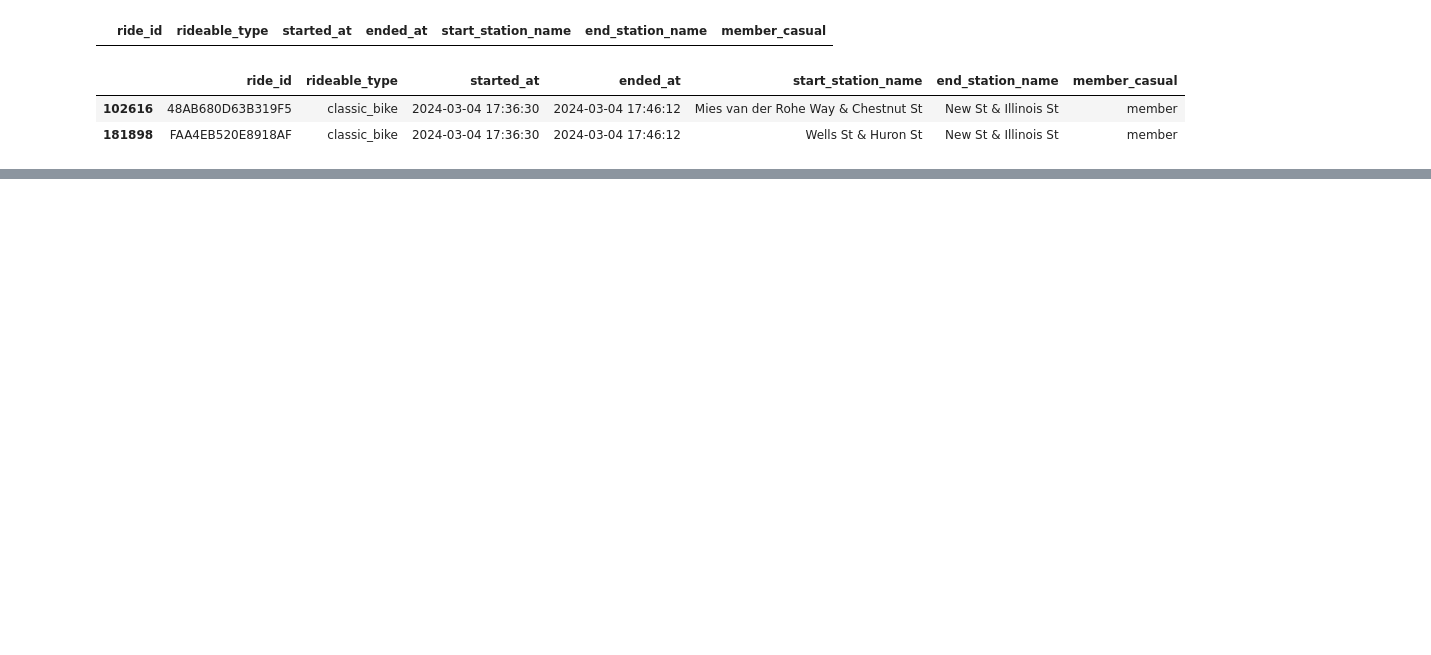
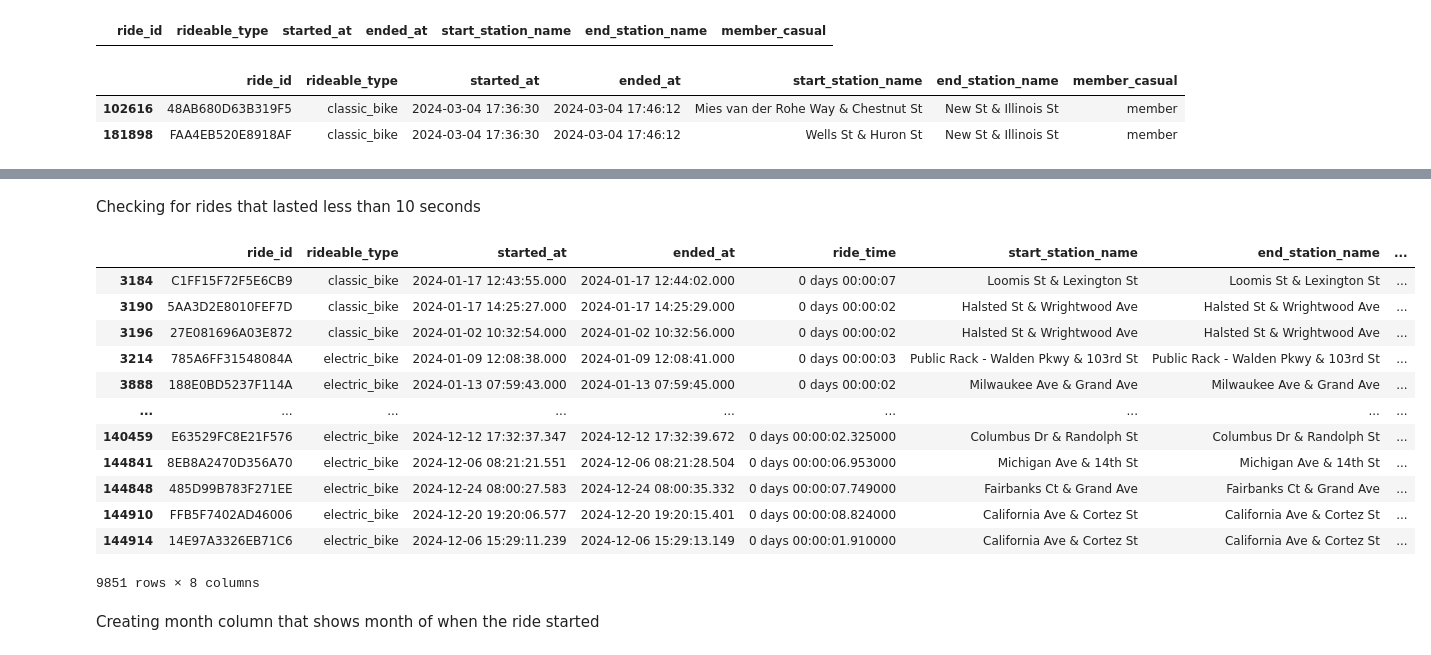
Before and after one commit to yakubszatkowski/Google-Data-Analytics-Project, a Jupyter notebook: main.ipynb, the cells around one changed output, grey strips where cells are left out. Cells and saved outputs as stored; diff of their text form; code cells hidden in the pictures; blank space fills up the shorter version.

```diff
--- a/main.ipynb
+++ b/main.ipynb
@@ -236,0 +260,18 @@ clean_df.loc[clean_df.duplicated(subset=['started_at', 'ended_at', 'end_station_
+# %% [markdown]
+Checking for rides that lasted less than 10 seconds
+# %%
+clean_df[clean_df['ride_time'] <= timedelta(seconds=10)]
+# %% [output]
+|  | ride_id | rideable_type | started_at | ended_at | ride_time | start_station_name | end_station_name | ... |
+| 3184 | C1FF15F72F5E6CB9 | classic_bike | 2024-01-17 12:43:55.000 | 2024-01-17 12:44:02.000 | 0 days 00:00:07 | Loomis St & Lexington St | Loomis St & Lexington St | ... |
+| 3190 | 5AA3D2E8010FEF7D | classic_bike | 2024-01-17 14:25:27.000 | 2024-01-17 14:25:29.000 | 0 days 00:00:02 | Halsted St & Wrightwood Ave | Halsted St & Wrightwood Ave | ... |
+| 3196 | 27E081696A03E872 | classic_bike | 2024-01-02 10:32:54.000 | 2024-01-02 10:32:56.000 | 0 days 00:00:02 | Halsted St & Wrightwood Ave | Halsted St & Wrightwood Ave | ... |
+| 3214 | 785A6FF31548084A | electric_bike | 2024-01-09 12:08:38.000 | 2024-01-09 12:08:41.000 | 0 days 00:00:03 | Public Rack - Walden Pkwy & 103rd St | Public Rack - Walden Pkwy & 103rd St | ... |
+| 3888 | 188E0BD5237F114A | electric_bike | 2024-01-13 07:59:43.000 | 2024-01-13 07:59:45.000 | 0 days 00:00:02 | Milwaukee Ave & Grand Ave | Milwaukee Ave & Grand Ave | ... |
+| ... | ... | ... | ... | ... | ... | ... | ... | ... |
+| 140459 | E63529FC8E21F576 | electric_bike | 2024-12-12 17:32:37.347 | 2024-12-12 17:32:39.672 | 0 days 00:00:02.325000 | Columbus Dr & Randolph St | Columbus Dr & Randolph St | ... |
+| 144841 | 8EB8A2470D356A70 | electric_bike | 2024-12-06 08:21:21.551 | 2024-12-06 08:21:28.504 | 0 days 00:00:06.953000 | Michigan Ave & 14th St | Michigan Ave & 14th St | ... |
+| 144848 | 485D99B783F271EE | electric_bike | 2024-12-24 08:00:27.583 | 2024-12-24 08:00:35.332 | 0 days 00:00:07.749000 | Fairbanks Ct & Grand Ave | Fairbanks Ct & Grand Ave | ... |
+| 144910 | FFB5F7402AD46006 | electric_bike | 2024-12-20 19:20:06.577 | 2024-12-20 19:20:15.401 | 0 days 00:00:08.824000 | California Ave & Cortez St | California Ave & Cortez St | ... |
+| 144914 | 14E97A3326EB71C6 | electric_bike | 2024-12-06 15:29:11.239 | 2024-12-06 15:29:13.149 | 0 days 00:00:01.910000 | California Ave & Cortez St | California Ave & Cortez St | ... |
+9851 rows × 8 columns
@@ -236,0 +280,2 @@ clean_df.loc[clean_df.duplicated(subset=['started_at', 'ended_at', 'end_station_
+# %% [markdown]
+Creating month column that shows month of when the ride started
```
Also changed, not shown: parts of 21 cells of this notebook.
